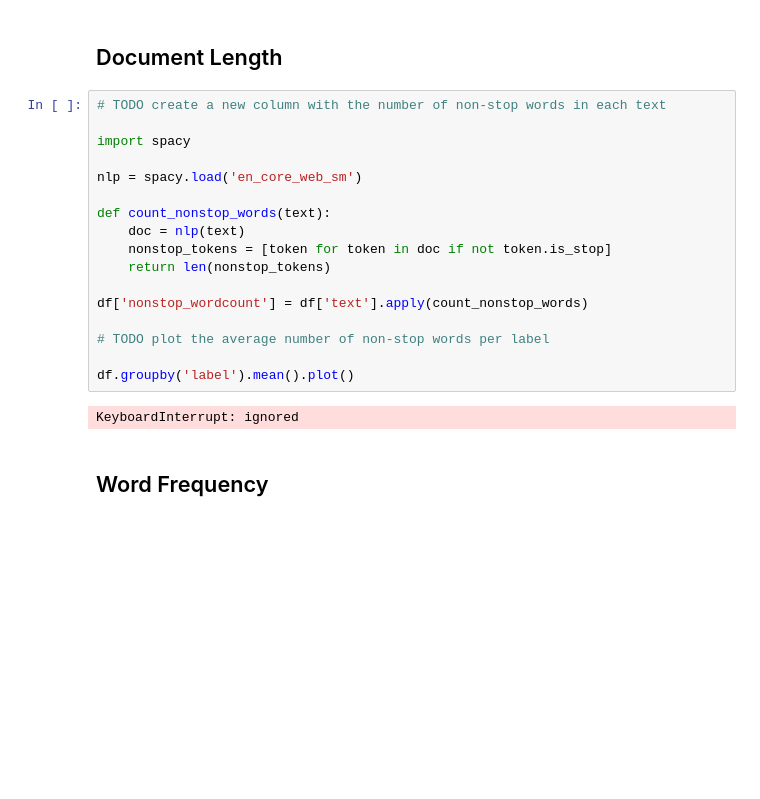
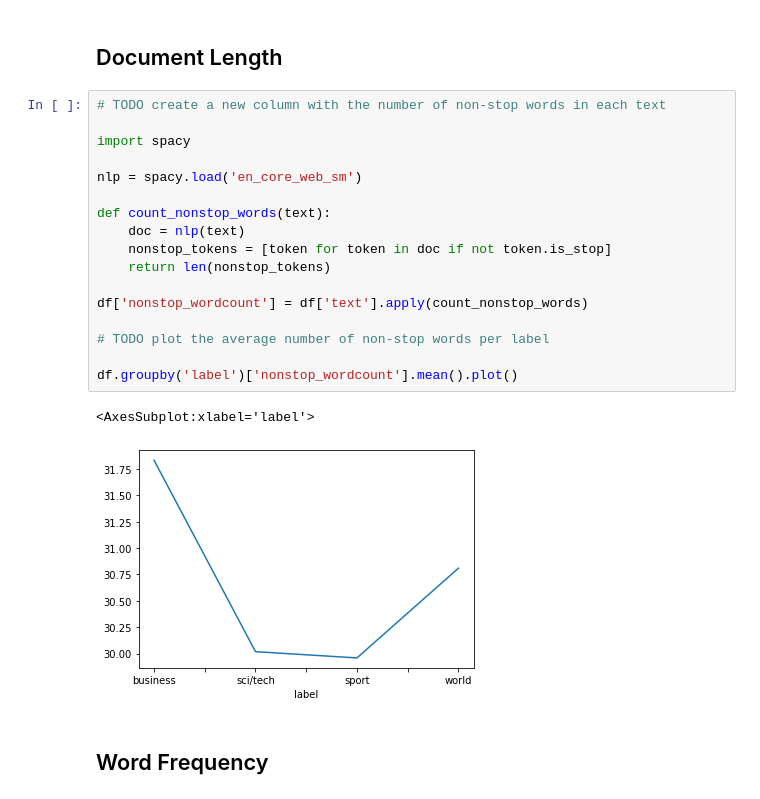
Before and after one commit to mkiefferus/NLP_LSS, a Jupyter notebook: homework/task1/homework_01.ipynb, the cells around one changed output. Drawn from its saved outputs; the diff is of its cells as text; blank space fills up the shorter version.

```diff
--- a/homework/task1/homework_01.ipynb
+++ b/homework/task1/homework_01.ipynb
@@ -82,22 +82,23 @@ Name: label, dtype: int64
 # %%
 # TODO create a new column with the number of non-stop words in each text
 
 import spacy
 
 nlp = spacy.load('en_core_web_sm')
 
 def count_nonstop_words(text):
     doc = nlp(text)
     nonstop_tokens = [token for token in doc if not token.is_stop]
     return len(nonstop_tokens)
 
 df['nonstop_wordcount'] = df['text'].apply(count_nonstop_words)
 
 # TODO plot the average number of non-stop words per label
 
-df.groupby('label').mean().plot()
+df.groupby('label')['nonstop_wordcount'].mean().plot()
 # %% [output]
-KeyboardInterrupt: ignored
+<AxesSubplot:xlabel='label'>
+[figure, added]
 # %% [markdown]
 ## Word Frequency
 # %% [markdown]
```
Also changed, not shown: parts of 5 cells of this notebook.
